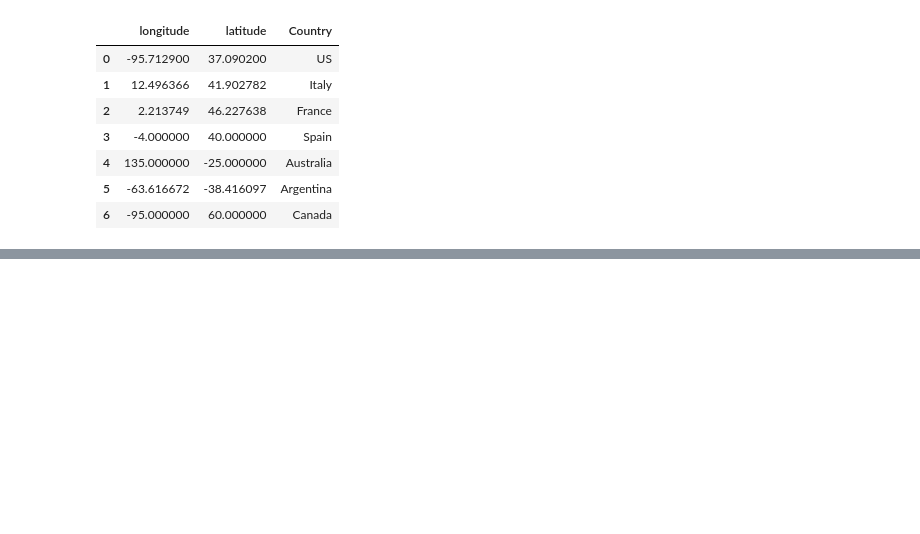
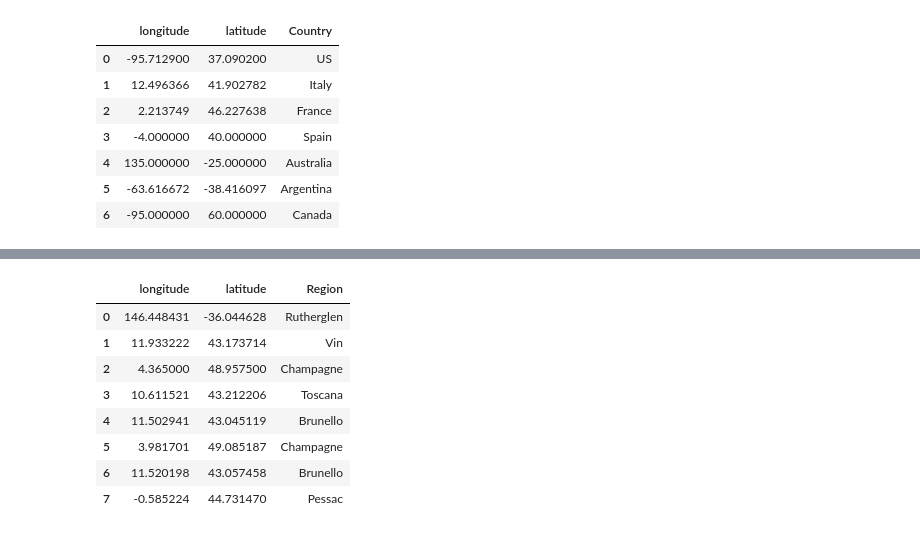
Before and after one commit to carojasp12/Sip-by-Sip, a Jupyter notebook: Code/Sip-by-Sip.ipynb, the cells around one changed output, grey strips where cells are left out. Cells and saved outputs as stored; diff of their text form; code cells hidden in the pictures; blank space fills up the shorter version.

```diff
--- a/Code/Sip-by-Sip.ipynb
+++ b/Code/Sip-by-Sip.ipynb
@@ -273,0 +222,19 @@ canada_region_map
+# %%
+#create coordinates df
+high_region_coordinates = {'longitude': [146.448431, 11.933222, 4.365000, 10.611521, 11.502941, 3.981701, 11.520198, -0.585224],
+                          'latitude': [ -36.044628, 43.173714, 48.957500, 43.212206, 43.045119, 49.085187, 43.057458, 44.731470],
+                            'Region': ['Rutherglen', 'Vin', 'Champagne', 'Toscana', 'Brunello', 'Champagne', 'Brunello', 'Pessac']}
+
+high_region_coordinates_df= pd.DataFrame(high_region_coordinates)
+
+high_region_coordinates_df
+# %% [output]
+|  | longitude | latitude | Region |
+| 0 | 146.448431 | -36.044628 | Rutherglen |
+| 1 | 11.933222 | 43.173714 | Vin |
+| 2 | 4.365000 | 48.957500 | Champagne |
+| 3 | 10.611521 | 43.212206 | Toscana |
+| 4 | 11.502941 | 43.045119 | Brunello |
+| 5 | 3.981701 | 49.085187 | Champagne |
+| 6 | 11.520198 | 43.057458 | Brunello |
+| 7 | -0.585224 | 44.731470 | Pessac |
```
Also changed, not shown: parts of 15 cells of this notebook.
